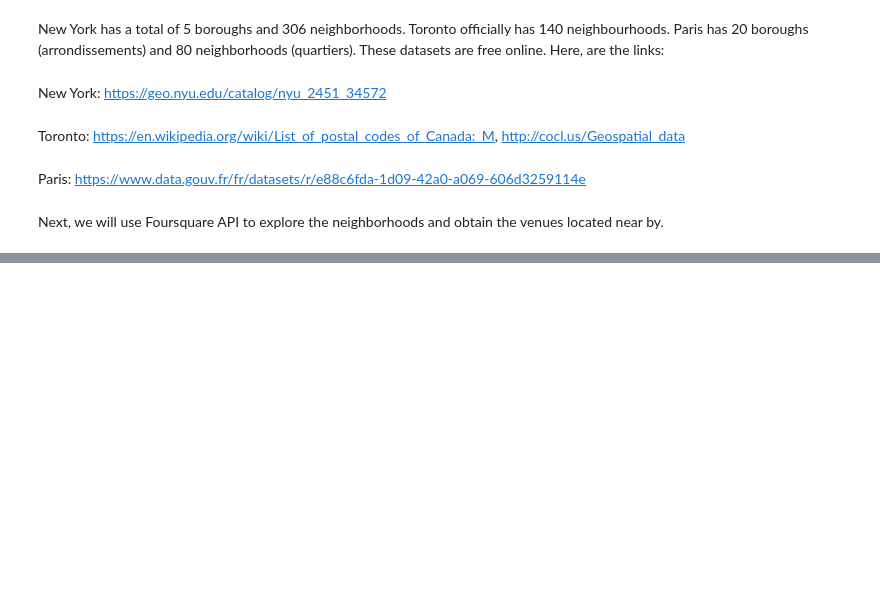
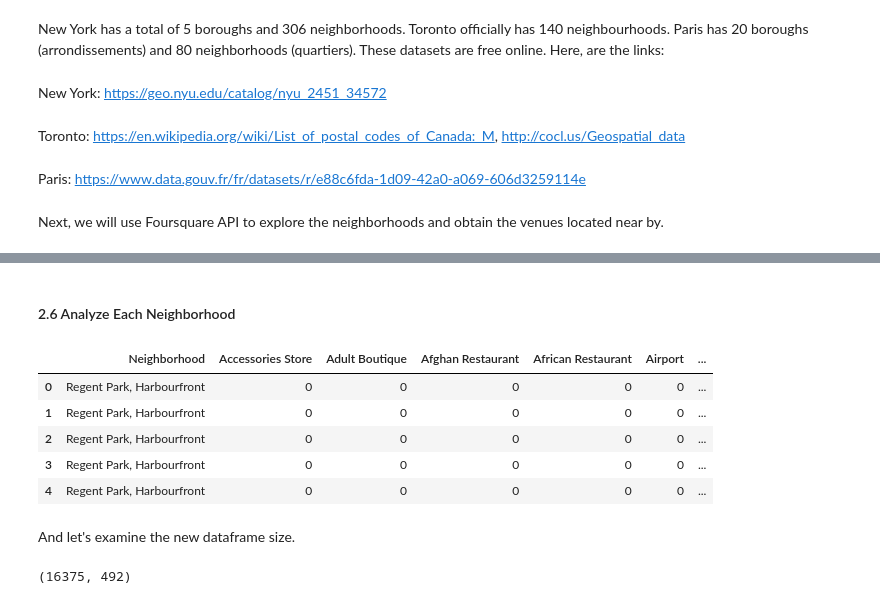
Before and after one commit to michmontano/github-example, a Jupyter notebook: Capstone_project_TheBattleofNeighborhoods_Week1.ipynb, the cells around one changed output, grey strips where cells are left out. Cells and saved outputs as stored; diff of their text form; code cells hidden in the pictures; blank space fills up the shorter version.

```diff
--- a/Capstone_project_TheBattleofNeighborhoods_Week1.ipynb
+++ b/Capstone_project_TheBattleofNeighborhoods_Week1.ipynb
@@ -32,0 +423,27 @@ Next, we will use Foursquare API to explore the neighborhoods and obtain the ven
+# %% [markdown]
+#### 2.6 Analyze Each Neighborhood
+# %%
+# one hot encoding
+cities_onehot = pd.get_dummies(cities_venues[['Venue Category']], prefix="", prefix_sep="")
+
+# add neighborhood column back to dataframe
+cities_onehot['Neighborhood'] = cities_venues['Neighborhood']
+
+# move neighborhood column to the first column
+fixed_columns = [cities_onehot.columns[-1]] + list(cities_onehot.columns[:-1])
+cities_onehot = cities_onehot[fixed_columns]
+
+cities_onehot.head()
+# %% [output]
+|  | Neighborhood | Accessories Store | Adult Boutique | Afghan Restaurant | African Restaurant | Airport | ... |
+| 0 | Regent Park, Harbourfront | 0 | 0 | 0 | 0 | 0 | ... |
+| 1 | Regent Park, Harbourfront | 0 | 0 | 0 | 0 | 0 | ... |
+| 2 | Regent Park, Harbourfront | 0 | 0 | 0 | 0 | 0 | ... |
+| 3 | Regent Park, Harbourfront | 0 | 0 | 0 | 0 | 0 | ... |
+| 4 | Regent Park, Harbourfront | 0 | 0 | 0 | 0 | 0 | ... |
+# %% [markdown]
+And let's examine the new dataframe size.
+# %%
+cities_onehot.shape
+# %% [output]
+(16375, 492)
```
Also changed, not shown: parts of 58 cells of this notebook.
